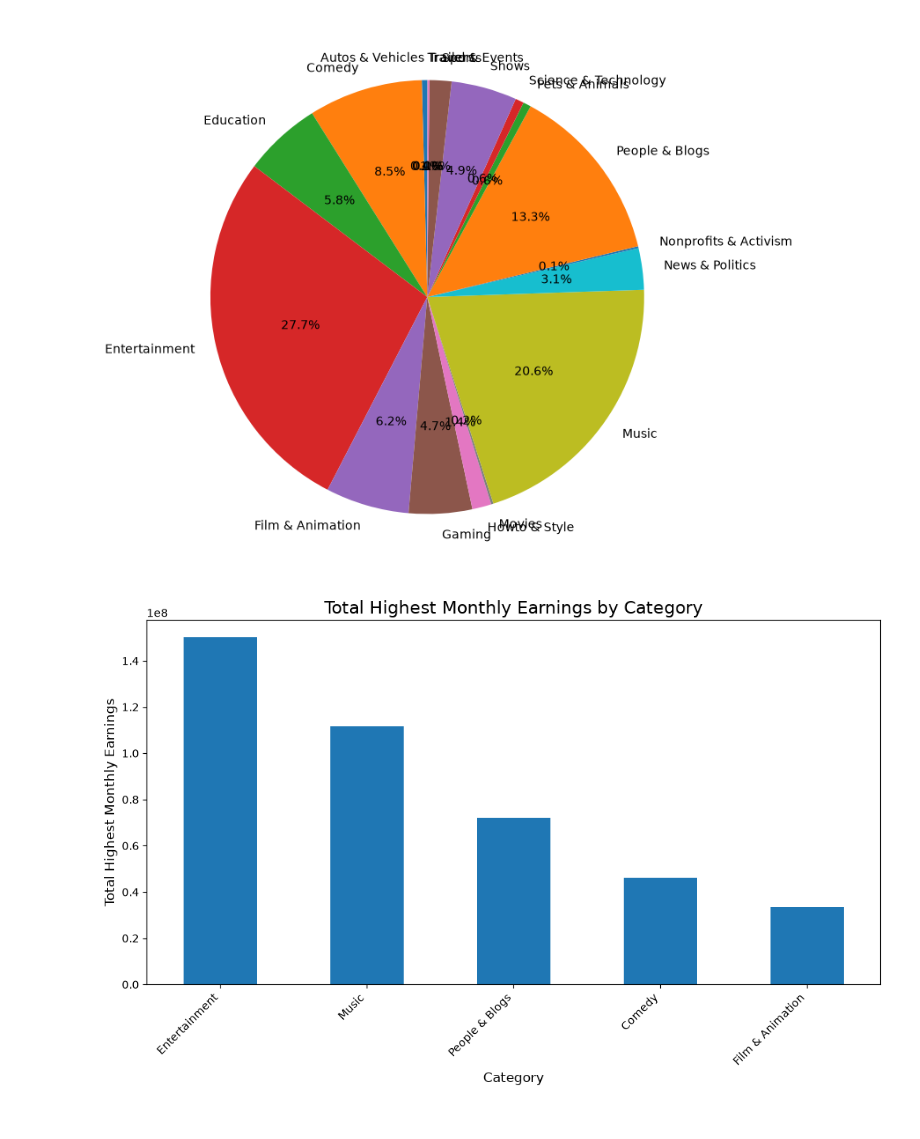
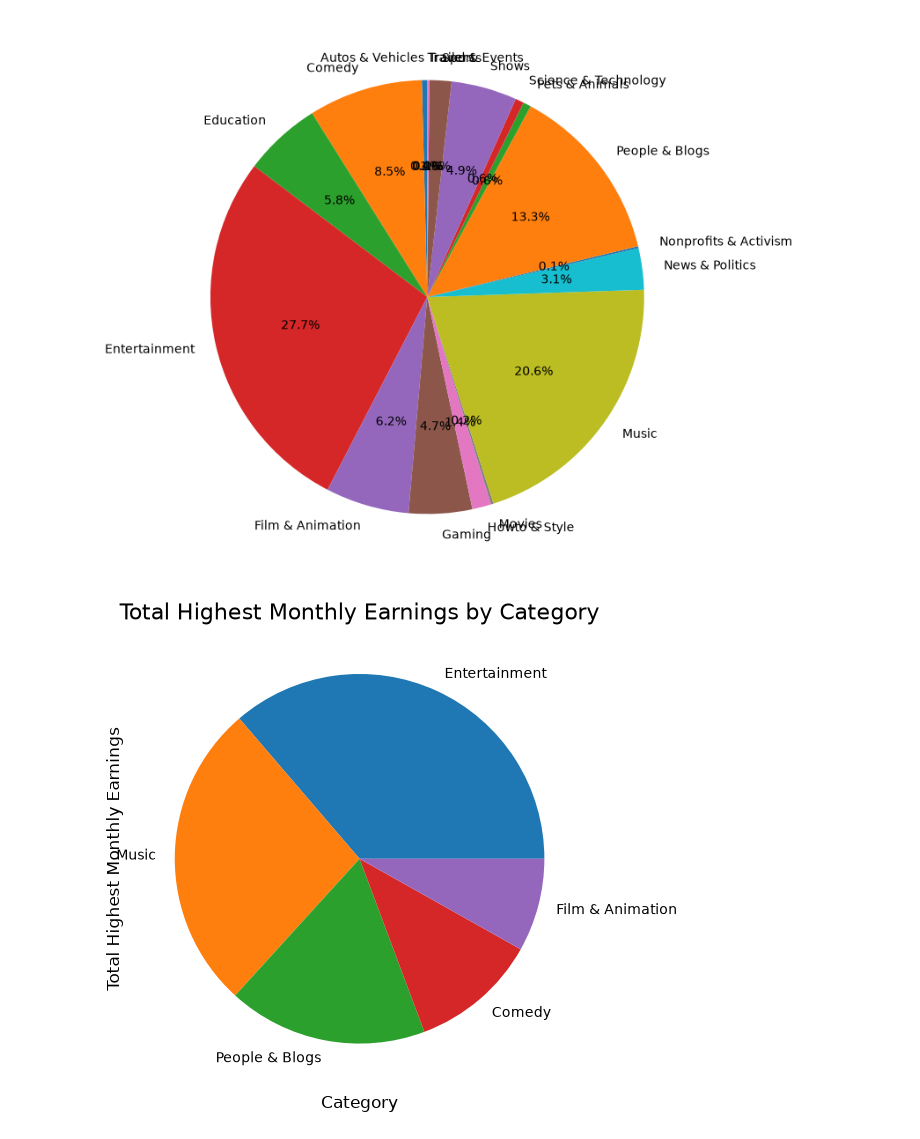
Before and after one commit to Lelekndr/youtube_analysis, a Jupyter notebook: main.ipynb, the cells around one changed output. Drawn from its saved outputs; the diff is of its cells as text; code cells hidden in the pictures.

```diff
--- a/main.ipynb
+++ b/main.ipynb
@@ -444,11 +444,11 @@ category_highest_monthly_earnings_sum.plot(kind="pie", autopct="%1.1f%%", figsiz
 <Axes: >
 [figure]
 # %%
-category_highest_monthly_earnings_sum.head().plot(kind="bar", figsize=(12, 6))
+category_highest_monthly_earnings_sum.head().plot(kind="pie", figsize=(12, 6))
 plt.title("Total Highest Monthly Earnings by Category", fontsize=16)
 plt.xlabel("Category", fontsize=12)
 plt.ylabel("Total Highest Monthly Earnings", fontsize=12)
 plt.xticks(rotation=45, ha="right")
 plt.show()
 # %% [output]
-[figure, old version]
+[figure, new version]
```
